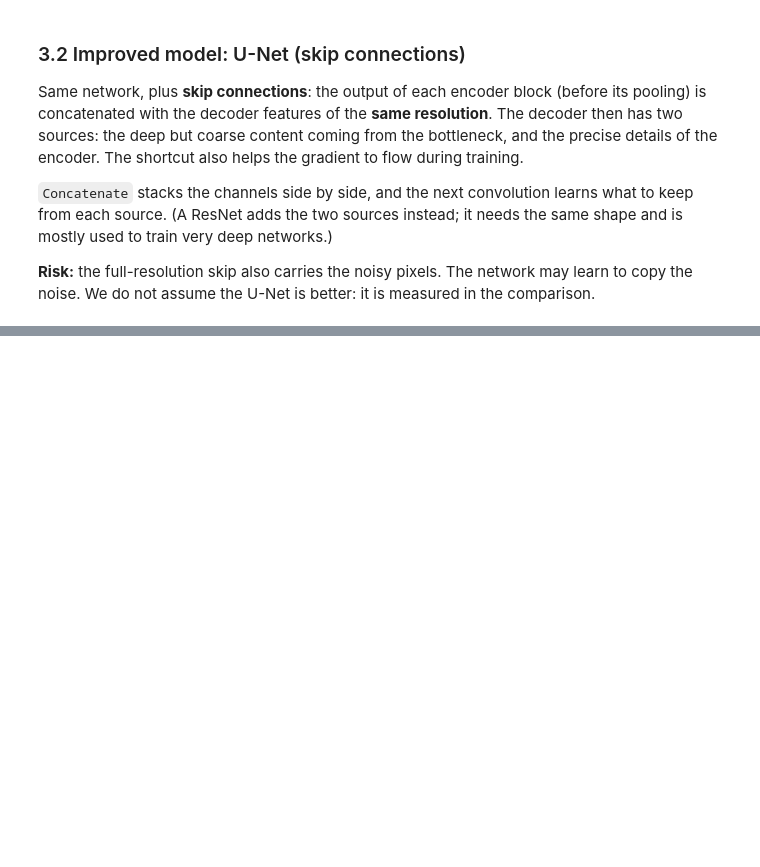
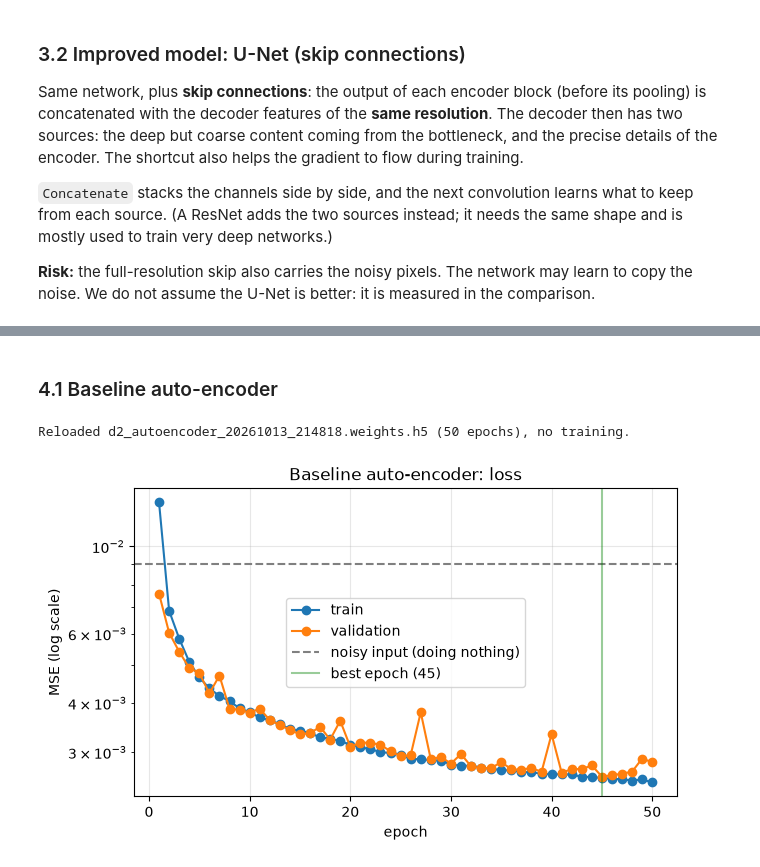
Before and after one commit to AxeWizard677/DataScienceA5, a Jupyter notebook: deliverable2.ipynb, the cells around one changed output, grey strips where cells are left out. Drawn from its saved outputs; the diff is of its cells as text; code cells hidden in the pictures; blank space fills up the shorter version.

Commit message:
Train the baseline and U-Net auto-encoders in deliverable2.ipynb

```diff
--- a/deliverable2.ipynb
+++ b/deliverable2.ipynb
@@ -257,0 +262,8 @@ parameters: baseline 333,955 | U-Net 426,979
+# %%
+# Sum of the squared pixel differences over the whole validation set, then the mean.
+sq_err, n_values = 0.0, 0
+for noisy_batch, clean_batch in val_ds:
+    sq_err += float(tf.reduce_sum(tf.square(noisy_batch - clean_batch)))
+    n_values += int(tf.size(clean_batch))
+MSE_NOISY = sq_err / n_values
+print(f"Validation, noisy input vs clean: MSE {MSE_NOISY:.5f} | PSNR {10 * np.log10(1 / MSE_NOISY):.2f} dB")
@@ -257,0 +333,8 @@ parameters: baseline 333,955 | U-Net 426,979
+# %% [markdown]
+### 4.1 Baseline auto-encoder
+# %%
+history_ae = train_or_load("autoencoder", autoencoder)
+plot_loss(history_ae, "Baseline auto-encoder: loss")
+# %% [output]
+Reloaded d2_autoencoder_20261013_214818.weights.h5 (50 epochs), no training.
+[figure, added]
```
Also changed, not shown: parts of 10 cells of this notebook.
